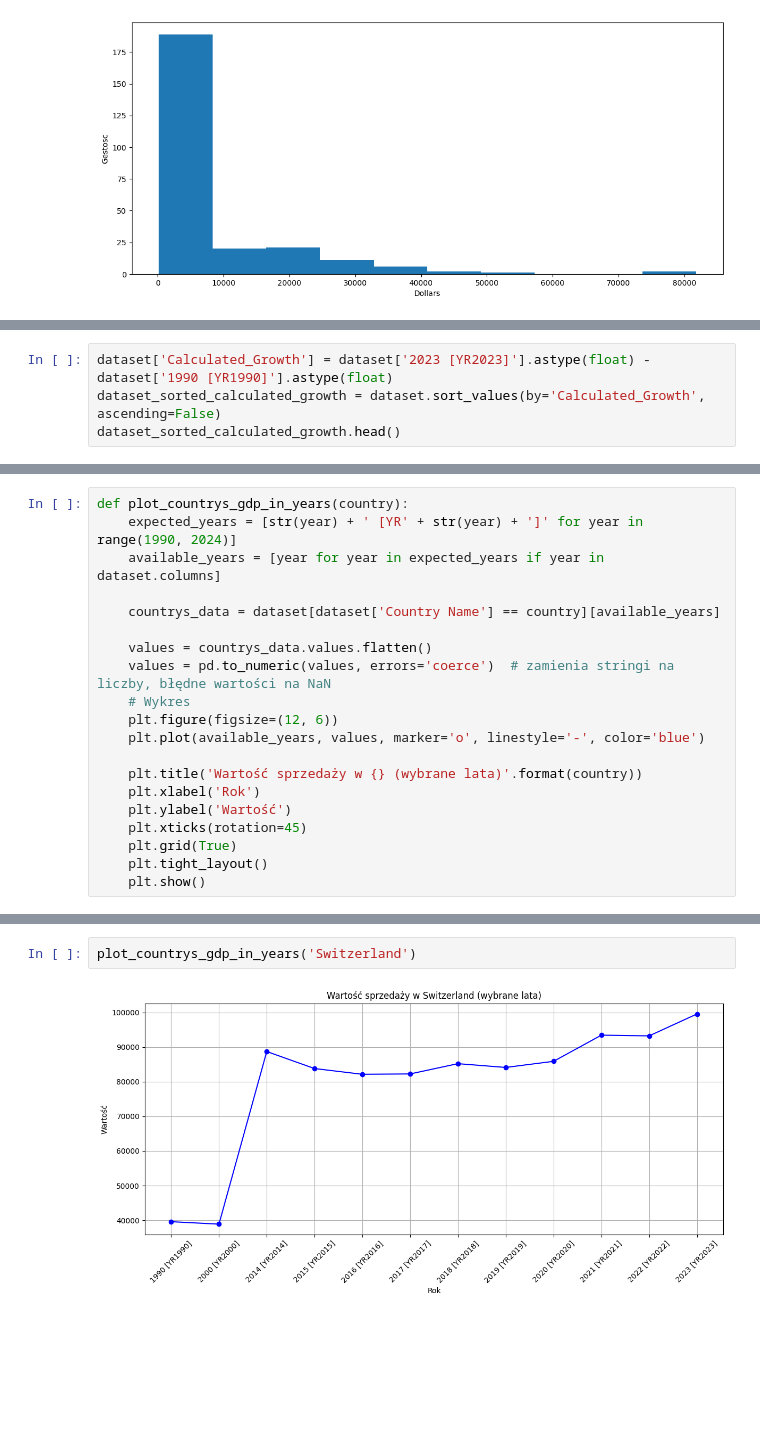
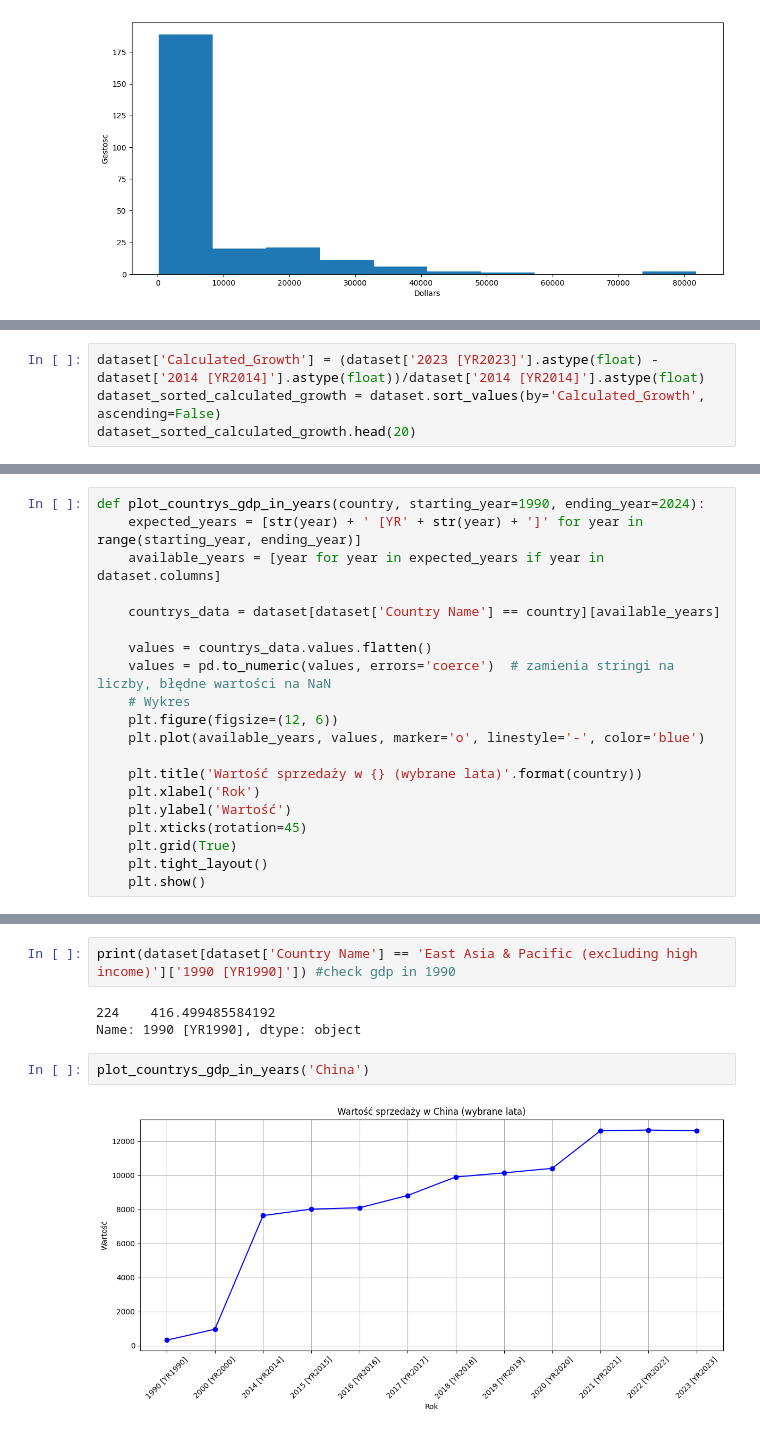
Before and after one commit to radekszewczyk01/DataAnalysisPython, a Jupyter notebook: gdp_growth_analysis.ipynb, the cells around one changed output, grey strips where cells are left out. Cells and saved outputs as stored; diff of their text form; blank space fills up the shorter version.

```diff
--- a/gdp_growth_analysis.ipynb
+++ b/gdp_growth_analysis.ipynb
@@ -110,6 +88,6 @@ Text(0.5, 0, 'Dollars')
 # %%
-dataset['Calculated_Growth'] = dataset['2023 [YR2023]'].astype(float) - dataset['1990 [YR1990]'].astype(float)
+dataset['Calculated_Growth'] = (dataset['2023 [YR2023]'].astype(float) - dataset['2014 [YR2014]'].astype(float))/dataset['2014 [YR2014]'].astype(float)
 dataset_sorted_calculated_growth = dataset.sort_values(by='Calculated_Growth', ascending=False)
-dataset_sorted_calculated_growth.head()
+dataset_sorted_calculated_growth.head(20)
 # %% [output]
 |  | Series Name | Series Code | Country Name | Country Code | 1990 [YR1990] | 2000 [YR2000] | 2014 [YR2014] | ... |
@@ -121,6 +110,6 @@ dataset_sorted_calculated_growth.head()
 # %%
-def plot_countrys_gdp_in_years(country):
-    expected_years = [str(year) + ' [YR' + str(year) + ']' for year in range(1990, 2024)]
+def plot_countrys_gdp_in_years(country, starting_year=1990, ending_year=2024):
+    expected_years = [str(year) + ' [YR' + str(year) + ']' for year in range(starting_year, ending_year)]
     available_years = [year for year in expected_years if year in dataset.columns]
 
     countrys_data = dataset[dataset['Country Name'] == country][available_years]
@@ -155,4 +154,9 @@ dataset_sorted_calculated_growth.head(10)
+# %%
+print(dataset[dataset['Country Name'] == 'East Asia & Pacific (excluding high income)']['1990 [YR1990]']) #check gdp in 1990
+# %% [output]
+224    416.499485584192
+Name: 1990 [YR1990], dtype: object
 # %%
-plot_countrys_gdp_in_years('Switzerland')
+plot_countrys_gdp_in_years('China')
 # %% [output]
-[figure, old version]
+[figure, new version]
```
Also changed, not shown: parts of 17 cells of this notebook, 1 other file.
